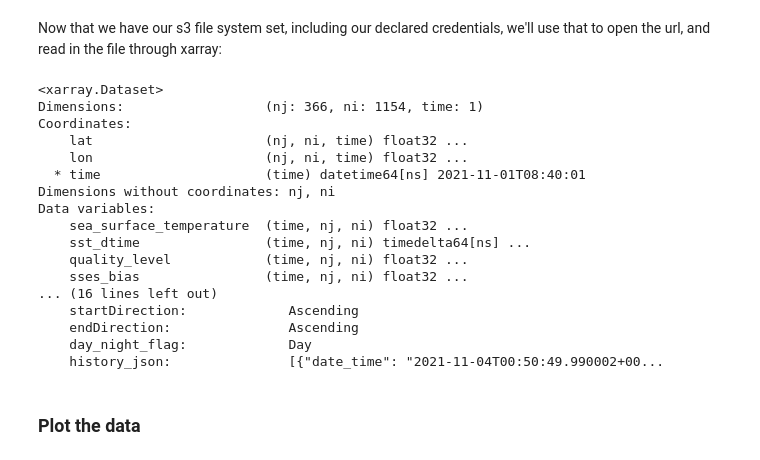
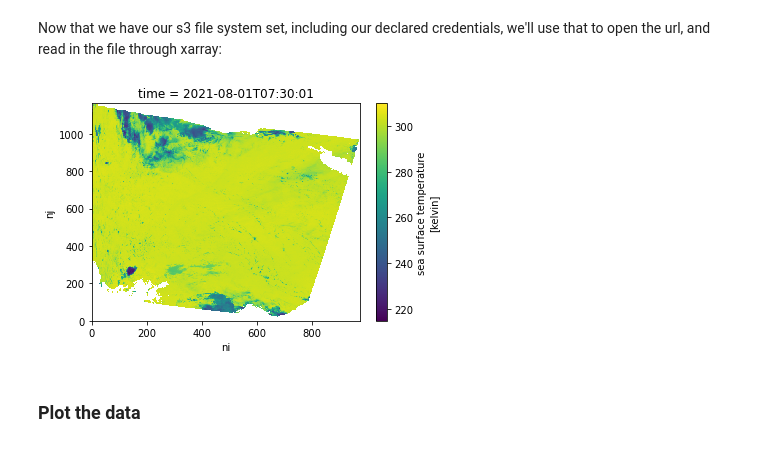
Before and after one commit to NASA-Openscapes/2021-Cloud-Hackathon, a Jupyter notebook: tutorials/Data_Access__Harmony_Subsetting.ipynb, the cells around one changed output. Cells and saved outputs as stored; diff of their text form; code cells hidden in the pictures.

```diff
--- a/tutorials/Data_Access__Harmony_Subsetting.ipynb
+++ b/tutorials/Data_Access__Harmony_Subsetting.ipynb
@@ -239,10 +241,13 @@ Other advanced parameters that may be of interest. Note that many reformatting o
 # %%
 request = Request(
     collection=Collection(id=short_name),
-    spatial=BBox(60,-45.75,90,-45), # bounding box example that can be used as an alternative to shapefile input
+#    spatial=BBox(60,-45.75,90,-45), # bounding box example that can be used as an alternative to shapefile input
+    spatial=BBox(-97.77667,21.20806,-83.05197,30.16605), # bounding box example that can be used as an alternative to shapefile input
     temporal={
-        'start': dt.datetime(2021, 11, 1),
-        'stop': dt.datetime(2021, 11, 2),
+        # 'start': dt.datetime(2021, 11, 1),
+        # 'stop': dt.datetime(2021, 11, 2),
+        'start': dt.datetime(2021, 8, 1),
+        'stop': dt.datetime(2021, 8, 2),
     },
     # variables=variables,
 )
@@ -347,7 +351,7 @@ creds = harmony_client.aws_credentials()
 
 We use the AWS `s3fs` package to create a file system that can then be read by xarray:
 # %%
-netcdf_fs = s3fs.S3FileSystem(
+s3_fs = s3fs.S3FileSystem(
     key=creds['aws_access_key_id'],
     secret=creds['aws_secret_access_key'],
     token=creds['aws_session_token'],
@@ -362,28 +366,14 @@ netcdf_fs = s3fs.S3FileSystem(
 # ds = xr.open_mfdataset(fileset)
 # %% [markdown]
 Now that we have our s3 file system set, including our declared credentials, we'll use that to open the url, and read in the file through xarray:
-# %%
-with netcdf_fs.open(url) as f:
-        ds= xr.open_dataset(f)
-        display(ds)
-# %% [output]
-<xarray.Dataset>
-Dimensions:                  (nj: 366, ni: 1154, time: 1)
-Coordinates:
-    lat                      (nj, ni, time) float32 ...
-    lon                      (nj, ni, time) float32 ...
-  * time                     (time) datetime64[ns] 2021-11-01T08:40:01
-Dimensions without coordinates: nj, ni
-Data variables:
-    sea_surface_temperature  (time, nj, ni) float32 ...
-    sst_dtime                (time, nj, ni) timedelta64[ns] ...
-    quality_level            (time, nj, ni) float32 ...
-    sses_bias                (time, nj, ni) float32 ...
-... (16 lines left out)
-    startDirection:             Ascending
-    endDirection:               Ascending
-    day_night_flag:             Day
-    history_json:               [{"date_time": "2021-11-04T00:50:49.990002+00...
+# %%
+f = s3_fs.open(url, mode='rb')
+# ds = xr.open_dataset(f, decode_cf=False)
+ds = xr.open_dataset(f)
+ds.sea_surface_temperature.plot()
+f.close()
+# %% [output]
+[figure, added]
 # %% [markdown]
 ### Plot the data
 # %%
```
Also changed, not shown: parts of 11 cells of this notebook.
